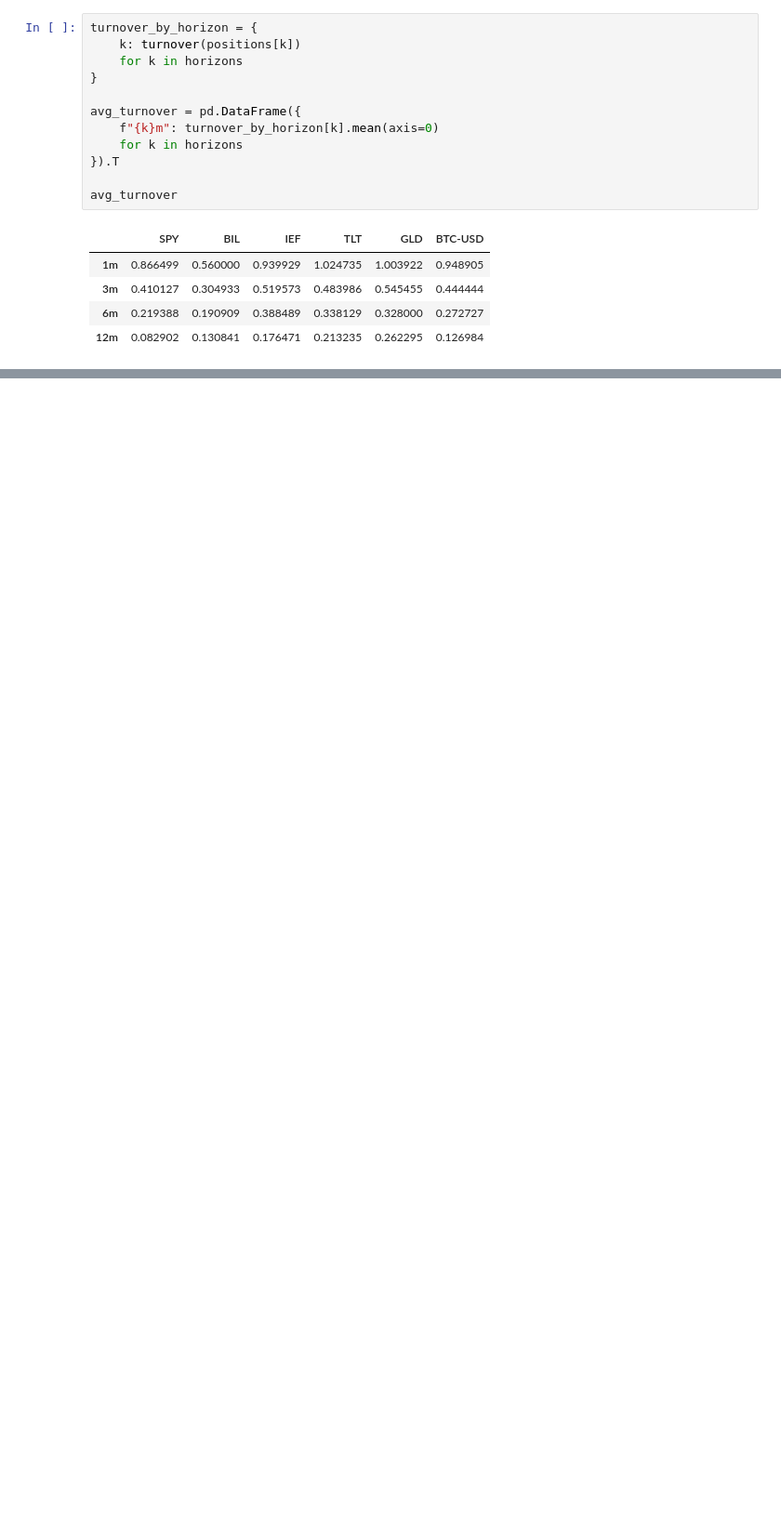
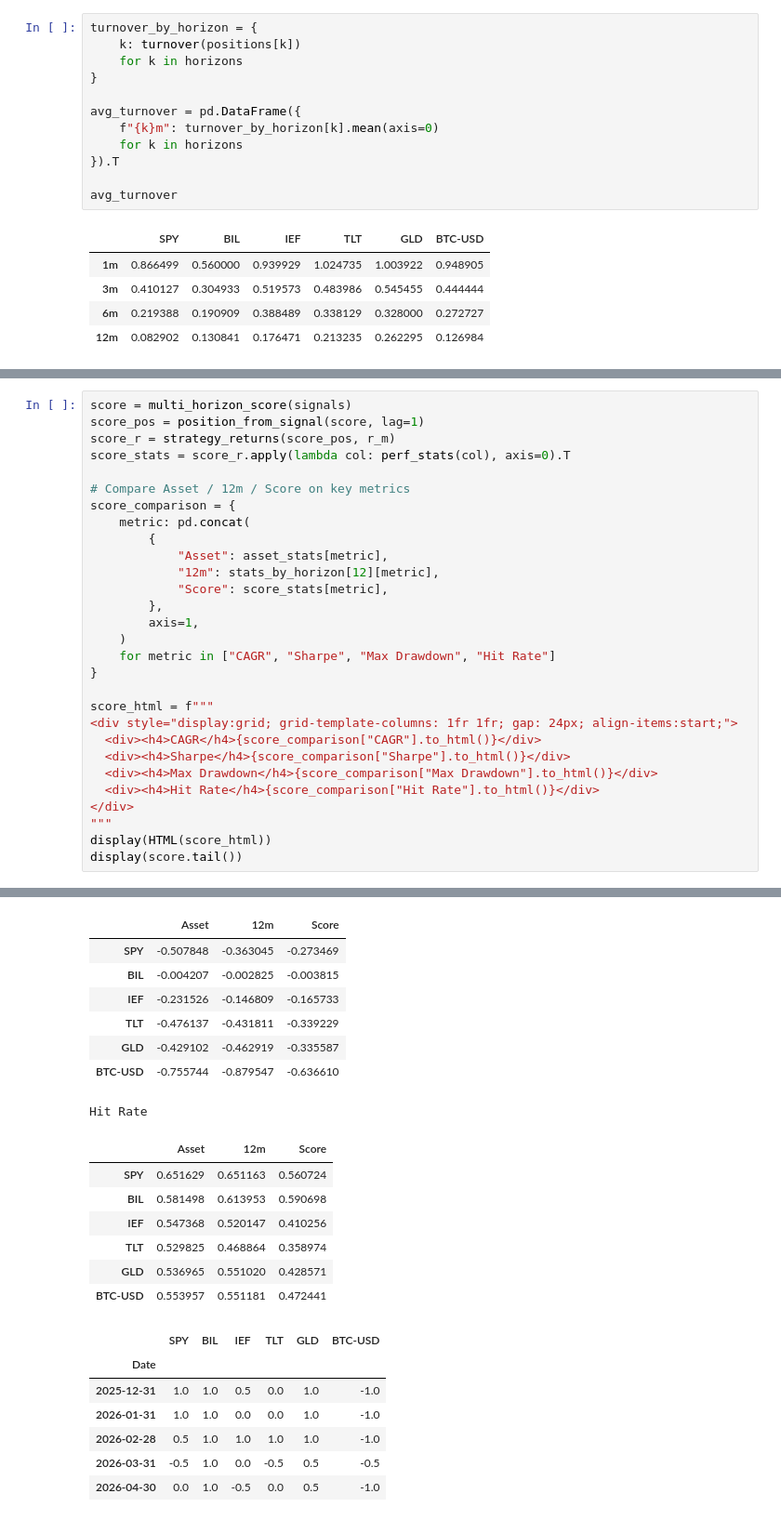
Before and after one commit to LAIN-21/time_series_momentum, a Jupyter notebook: strategy_design_2.ipynb, the cells around one changed output, grey strips where cells are left out. Shown at 93% size. Drawn from its saved outputs; the diff is of its cells as text; blank space fills up the shorter version.

```diff
--- a/strategy_design_2.ipynb
+++ b/strategy_design_2.ipynb
@@ -350,0 +377,30 @@ avg_turnover
+# %%
+score = multi_horizon_score(signals)
+score_pos = position_from_signal(score, lag=1)
+score_r = strategy_returns(score_pos, r_m)
+score_stats = score_r.apply(lambda col: perf_stats(col), axis=0).T
+
+# Compare Asset / 12m / Score on key metrics
+score_comparison = {
+    metric: pd.concat(
+        {
+            "Asset": asset_stats[metric],
+            "12m": stats_by_horizon[12][metric],
+            "Score": score_stats[metric],
+        },
+        axis=1,
+    )
+    for metric in ["CAGR", "Sharpe", "Max Drawdown", "Hit Rate"]
+}
+
+score_html = f"""
+<div style="display:grid; grid-template-columns: 1fr 1fr; gap: 24px; align-items:start;">
+  <div><h4>CAGR</h4>{score_comparison["CAGR"].to_html()}</div>
+  <div><h4>Sharpe</h4>{score_comparison["Sharpe"].to_html()}</div>
+  <div><h4>Max Drawdown</h4>{score_comparison["Max Drawdown"].to_html()}</div>
+  <div><h4>Hit Rate</h4>{score_comparison["Hit Rate"].to_html()}</div>
+</div>
+"""
+display(HTML(score_html))
+display(score.tail())
+# %% [output]
@@ -350,0 +424,22 @@ avg_turnover
+|  | Asset | 12m | Score |
+| SPY | -0.507848 | -0.363045 | -0.273469 |
+| BIL | -0.004207 | -0.002825 | -0.003815 |
+| IEF | -0.231526 | -0.146809 | -0.165733 |
+| TLT | -0.476137 | -0.431811 | -0.339229 |
+| GLD | -0.429102 | -0.462919 | -0.335587 |
+| BTC-USD | -0.755744 | -0.879547 | -0.636610 |
+Hit Rate
+|  | Asset | 12m | Score |
+| SPY | 0.651629 | 0.651163 | 0.560724 |
+| BIL | 0.581498 | 0.613953 | 0.590698 |
+| IEF | 0.547368 | 0.520147 | 0.410256 |
+| TLT | 0.529825 | 0.468864 | 0.358974 |
+| GLD | 0.536965 | 0.551020 | 0.428571 |
+| BTC-USD | 0.553957 | 0.551181 | 0.472441 |
+|  | SPY | BIL | IEF | TLT | GLD | BTC-USD |
+| Date |  |  |  |  |  |  |
+| 2025-12-31 | 1.0 | 1.0 | 0.5 | 0.0 | 1.0 | -1.0 |
+| 2026-01-31 | 1.0 | 1.0 | 0.0 | 0.0 | 1.0 | -1.0 |
+| 2026-02-28 | 0.5 | 1.0 | 1.0 | 1.0 | 1.0 | -1.0 |
+| 2026-03-31 | -0.5 | 1.0 | 0.0 | -0.5 | 0.5 | -0.5 |
+| 2026-04-30 | 0.0 | 1.0 | -0.5 | 0.0 | 0.5 | -1.0 |
```
Also changed, not shown: parts of 13 cells of this notebook, 41 other files.
